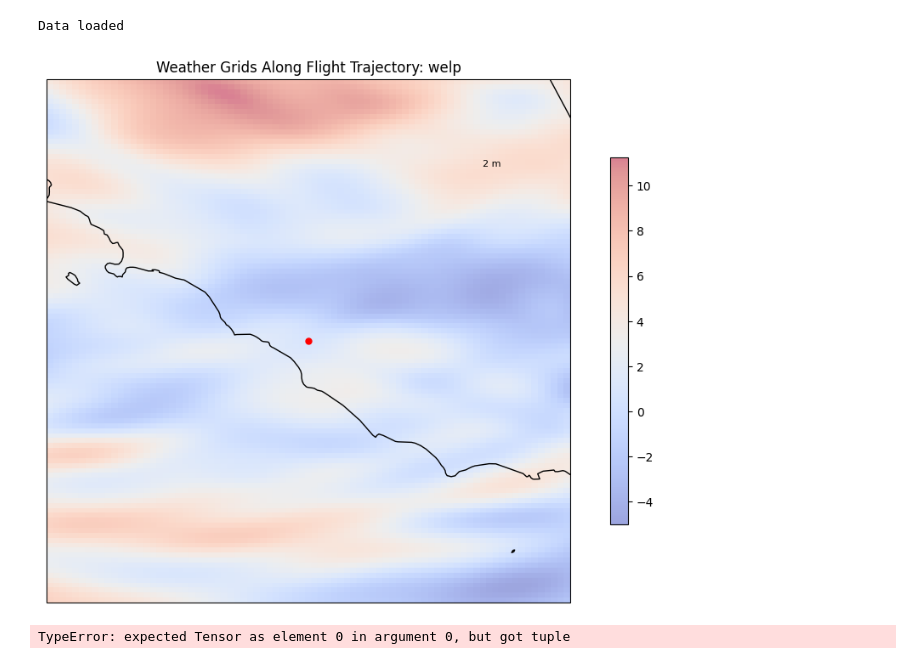
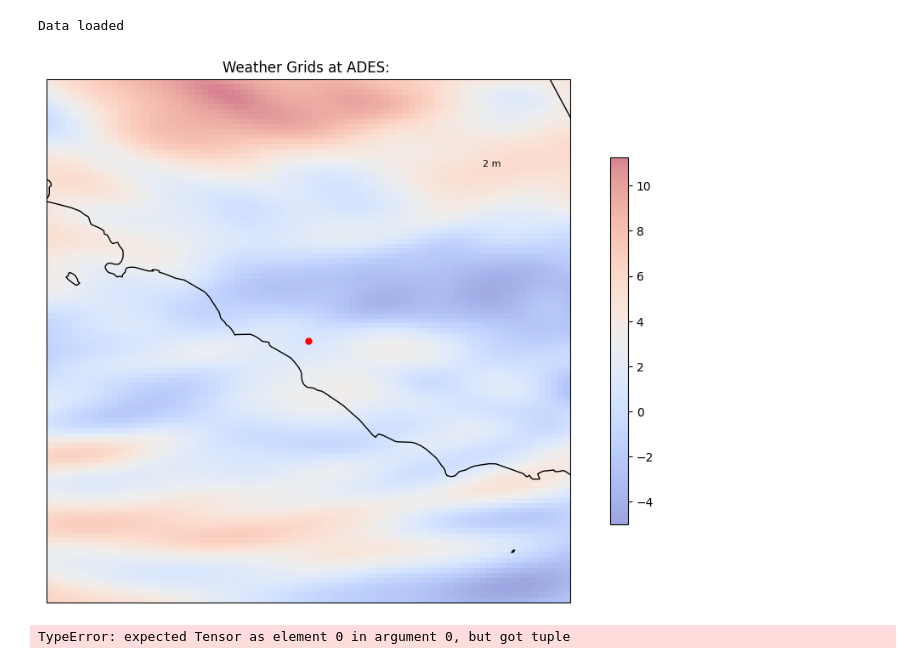
Before and after one commit to SynthAIr/DM_FM_Trajectories, a Jupyter notebook: src/data/weather_data.ipynb, the cells around one changed output. Saved outputs shown, nothing was run; the diff lists cells and outputs as text; code cells hidden in the pictures.

```diff
--- a/src/data/weather_data.ipynb
+++ b/src/data/weather_data.ipynb
@@ -624,35 +624,35 @@ all_data = []
 for grid in grid_list:
     #print(grid)
     # Select the weather grid at the specified altitude (level)
     data = grid[0][0]  # Assuming that grid has the shape (level, lon, lat), and we take the first level
     lon = lon
     lat = lat
     # Calculate the extent for the grid to be placed at the correct (lon, lat) location
     half_grid = grid_size / 2.0
 
     extent = [lon - half_grid, lon + half_grid, lat - half_grid, lat + half_grid]
 
     # Plotting the grid
     im = ax.imshow(data, transform=ccrs.PlateCarree(), cmap=cmap,
                    alpha=0.5, extent=extent, origin='lower')
 
     # Mark the position on the flight trajectory with a red dot
     ax.plot(lon, lat, 'ro', markersize=5, transform=ccrs.PlateCarree())
 
     # Optionally annotate the altitude
     ax.text(lon + 1, lat + 1, f"2 m", fontsize=8, color="black", transform=ccrs.PlateCarree())
 
 # Set the title of the plot
 title = "welp"
-plt.title(f"Weather Grids Along Flight Trajectory: {title}")
+plt.title(f"Weather Grids at ADES: ")
 
 # Add a colorbar
 cbar = fig.colorbar(im, ax=ax, orientation='vertical', shrink=0.7, pad=0.05)
 #cbar.set_label(label)
 
 plt.show()
 # %% [output]
-[figure, old version]
+[figure, new version]
 # %%
     fig = plt.figure(figsize=(12, 8))
     ax = plt.axes(projection=ccrs.PlateCarree())
```
Also changed, not shown: 8 other files.
